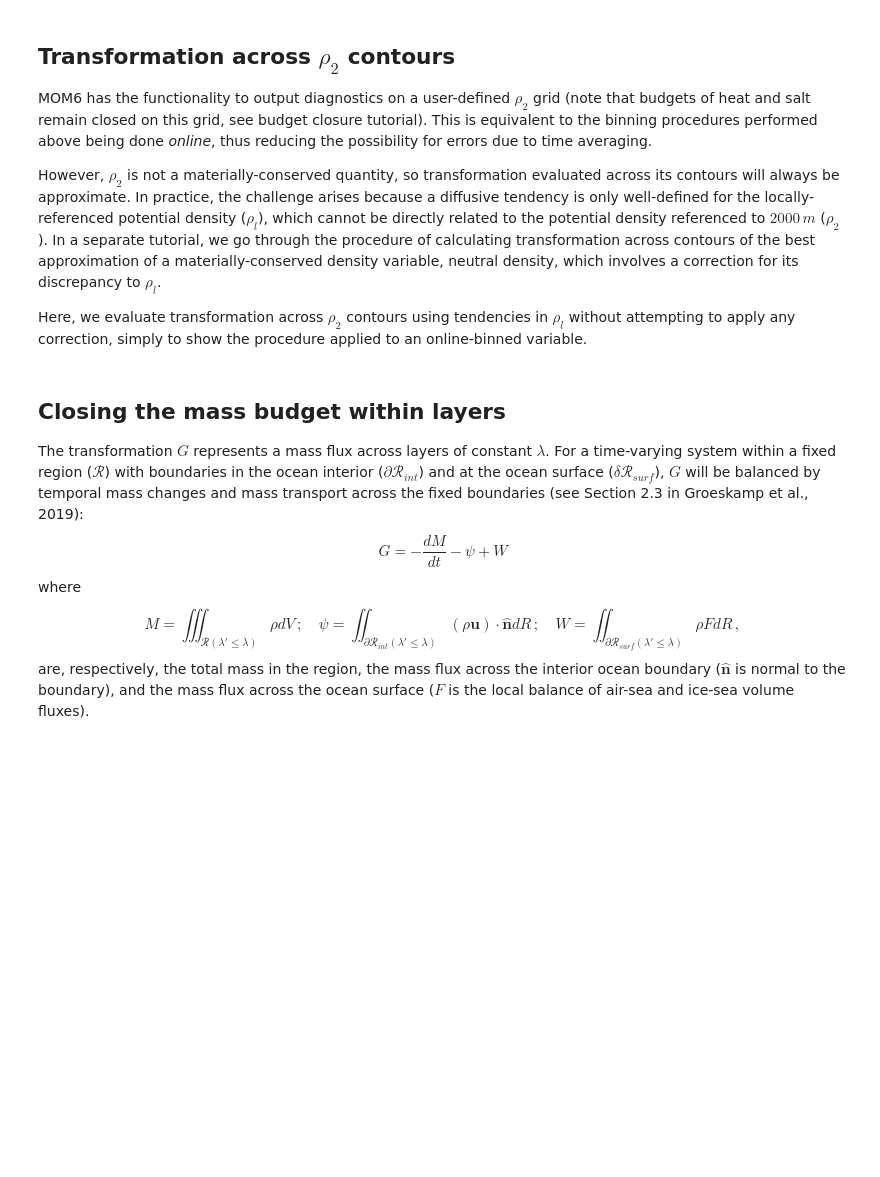
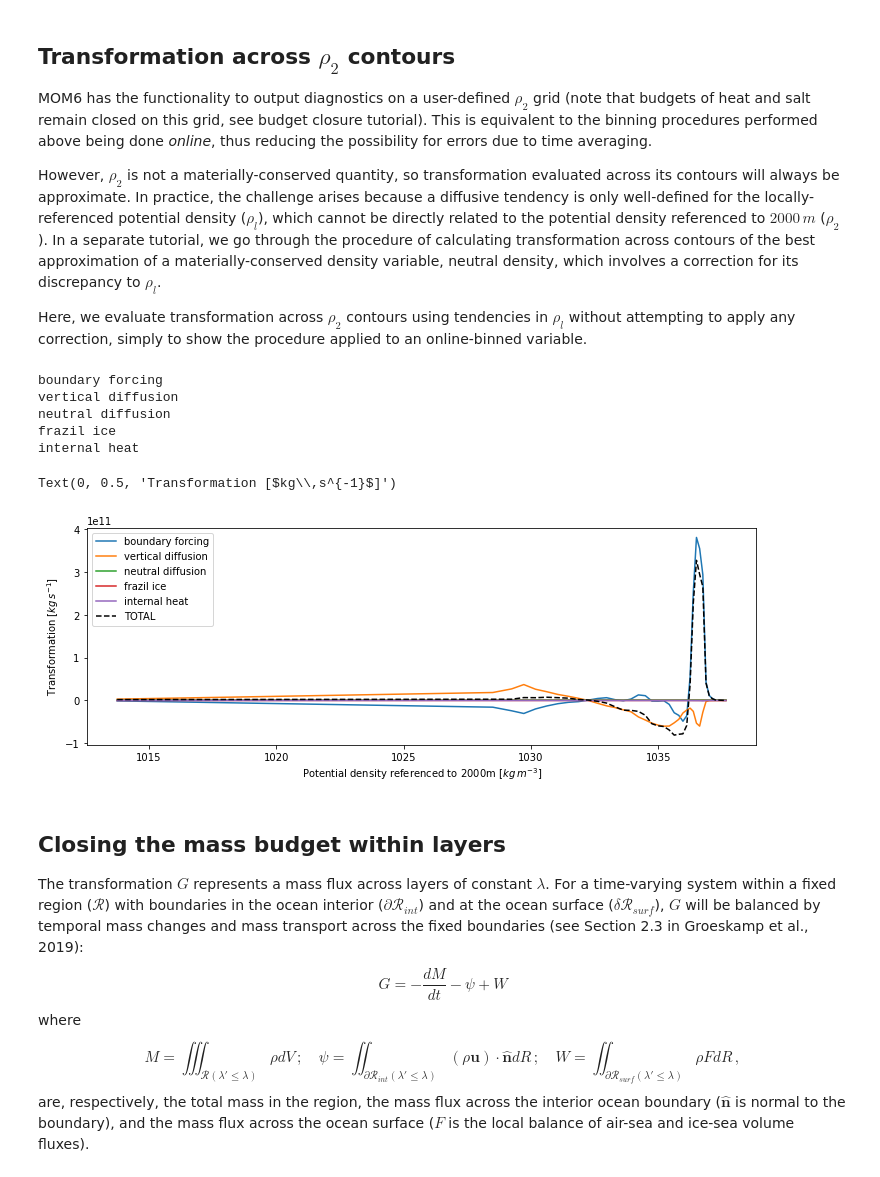
Before and after one commit to gmacgilchrist/wmt_bgc, a Jupyter notebook: notebooks/tutorial_wmt.ipynb, the cells around one changed output. Cells and saved outputs as stored; diff of their text form; code cells hidden in the pictures; blank space fills up the shorter version.

```diff
--- a/notebooks/tutorial_wmt.ipynb
+++ b/notebooks/tutorial_wmt.ipynb
@@ -168,3 +188,54 @@ Here, we evaluate transformation across $\rho_2$ contours using tendencies in $\
+# %%
+drhodt = xr.Dataset()
+drhodt_heat = xr.Dataset()
+drhodt_salt = xr.Dataset()
+for process in processes:
+    print(process)
+    term_heat = terms['heat'][process]
+    term_salt = terms['salt'][process]
+
+    # If there is no contribution of heat or salt for this process,
+    # set to zero. A little hacky, requiring that the first process
+    # is non-zero for both heat and salt.
+    if term_heat is not None:
+        heat_tend = ds[term_heat]
+    else:
+        heat_tend = xr.zeros_like(ds[terms['heat'][processes[0]]])
+
+    if term_salt is not None:
+        salt_tend = ds[term_salt]
+    else:
+        salt_tend = xr.zeros_like(ds[terms['salt'][processes[0]]])
+
+    drhodt[process], drhodt_heat[process], drhodt_salt[process] = densitytendency_from_heat_and_salt(heat_tend,
+                                                                  salt_tend,
+                                                                  alpha=ds['drho_dT'],
+                                                                  beta=ds['drho_dS'],Cp=Cp)
+# %% [output]
+boundary forcing
+vertical diffusion
+neutral diffusion
+frazil ice
+internal heat
+# %%
+# Calculate G by integrating within each density layer
+# In this case, the bins are defined by the rho2 grid
+G = xr.Dataset()
+for process in processes:
+    G[process] = ((rho0*drhodt[process])*grid['areacello']).sum(['xh','yh'])/np.diff(ds['rho2_i'])
+# %%
+fig, ax = plt.subplots(figsize=(12,4))
+total = xr.zeros_like(G[processes[0]].mean('time'))
+for process in processes:
+    ax.plot(G['rho2_l'],G[process].mean('time'),label=process)
+    total += G[process].mean('time')
+ax.plot(G['rho2_l'],total,color='k',linestyle='--',label='TOTAL')
+ax.legend()
+ax.set_xlabel('Potential density referenced to 2000m [$kg\,m^{-3}$]')
+ax.set_ylabel('Transformation [$kg\,s^{-1}$]')
+# %% [output]
+Text(0, 0.5, 'Transformation [$kg\\,s^{-1}$]')
+[figure, added]
 # %% [markdown]
 ## Closing the mass budget within layers
 The transformation $G$ represents a mass flux across layers of constant $\lambda$. For a time-varying system within a fixed region ($\mathscr{R}$) with boundaries in the ocean interior ($\partial\mathscr{R}_{int}$) and at the ocean surface ($\delta\mathscr{R}_{surf}$), $G$ will be balanced by temporal mass changes and mass transport across the fixed boundaries (see Section 2.3 in Groeskamp et al., 2019):
```
Also changed, not shown: parts of 14 cells of this notebook.
